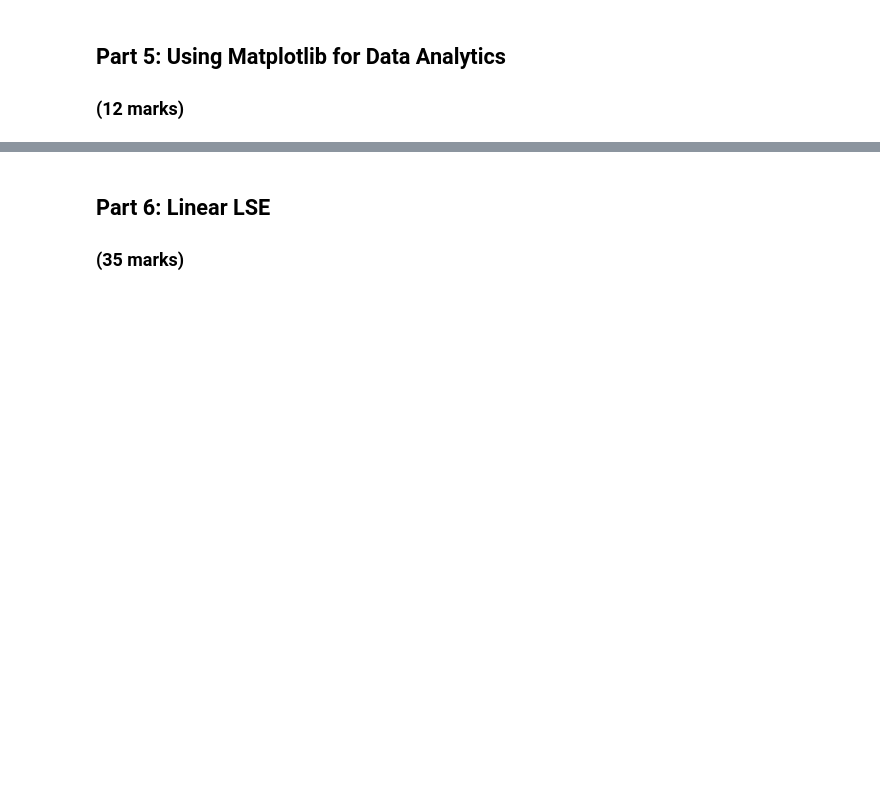
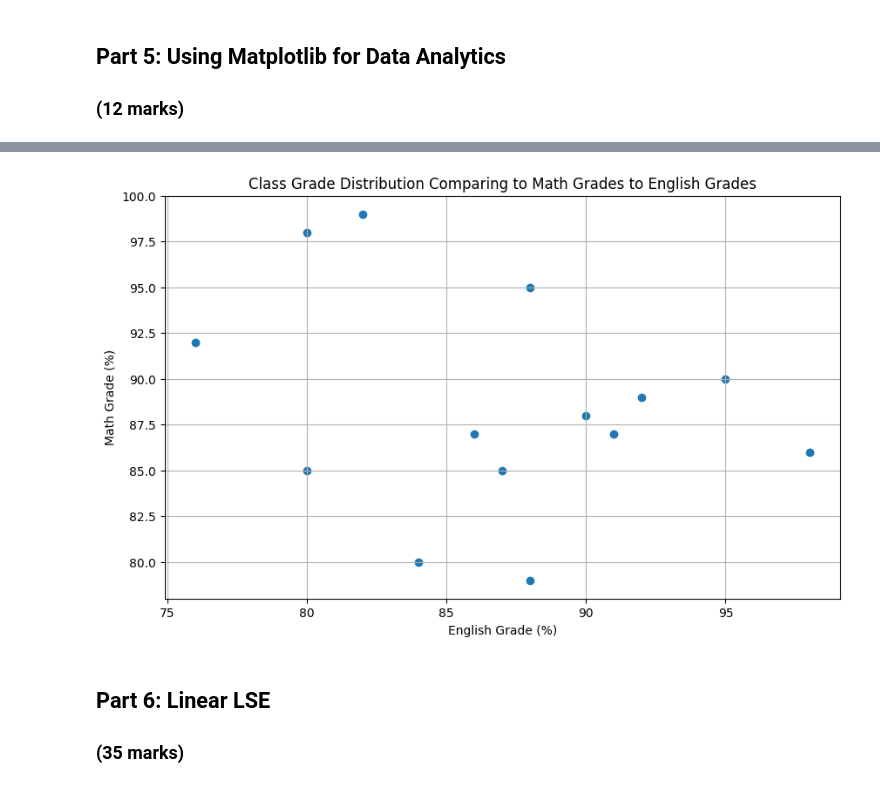
Before and after one commit to TrevorBirchenough/ENGG680_2025_Fall, a Jupyter notebook: Lab_Assignment 1/StudentGradeManagementSystem.ipynb, the cells around one changed output, grey strips where cells are left out. Saved outputs shown, nothing was run; the diff lists cells and outputs as text; code cells hidden in the pictures; blank space fills up the shorter version.

```diff
--- a/Lab_Assignment 1/StudentGradeManagementSystem.ipynb
+++ b/Lab_Assignment 1/StudentGradeManagementSystem.ipynb
@@ -625,22 +637,27 @@ plt.show()
 # %%
 # Let's also use matplotlib to display a scatter plot of English vs. Math grades
 # Scatter plots are useful for seeing the relationship between two variables
 plt.figure(figsize=(10, 6))
 
 # Step 1: Use .scatter(x_data, y_data) to create a scatter plot using the English grades on the x-axis, and Math grades on the y-axis
 # (2 mark)
 #
-
+plt.scatter(df_studentGrades['englishGrade'], df_studentGrades['mathGrade'])
 # Step 1: Properly label the x and y axes as well as the title of your plot.
 # (3 marks)
 #
+plt.title('Class Grade Distribution Comparing to Math Grades to English Grades')
+plt.xlabel('English Grade (%)')
+plt.ylabel('Math Grade (%)')
 plt.grid(True)
 
 # Step 2: Output an image file for the scatter plot with a descriptive file name
 # (1 mark)
 #
-
+plt.savefig('Math Grades vs Engilsh Grades Class Distribution.png')
 plt.show()
+# %% [output]
+[figure, added]
 # %%
 # From the scatter plot, is there a relationship between the Math and English grades?
 # (1 mark)
```
Also changed, not shown: parts of 7 cells of this notebook.
